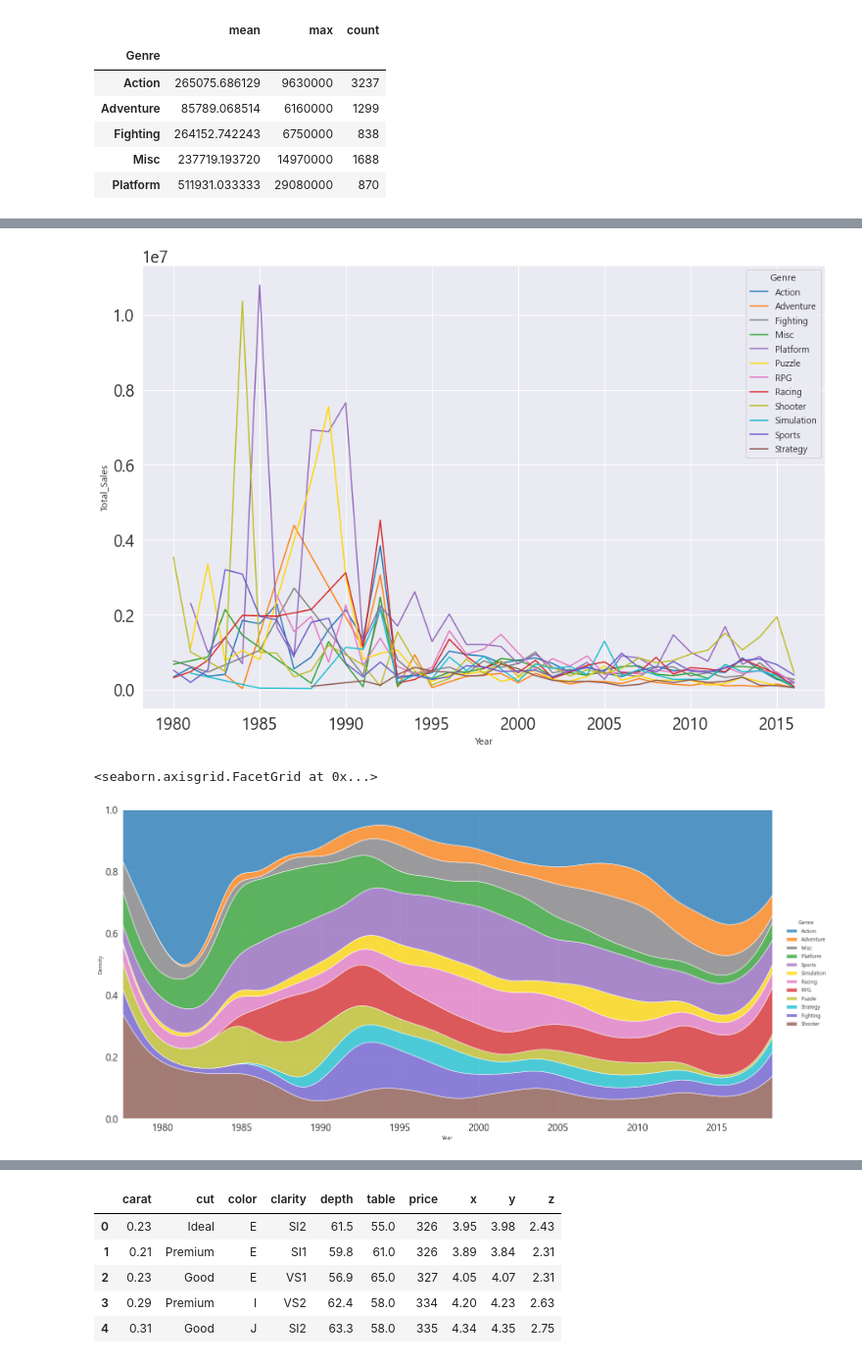
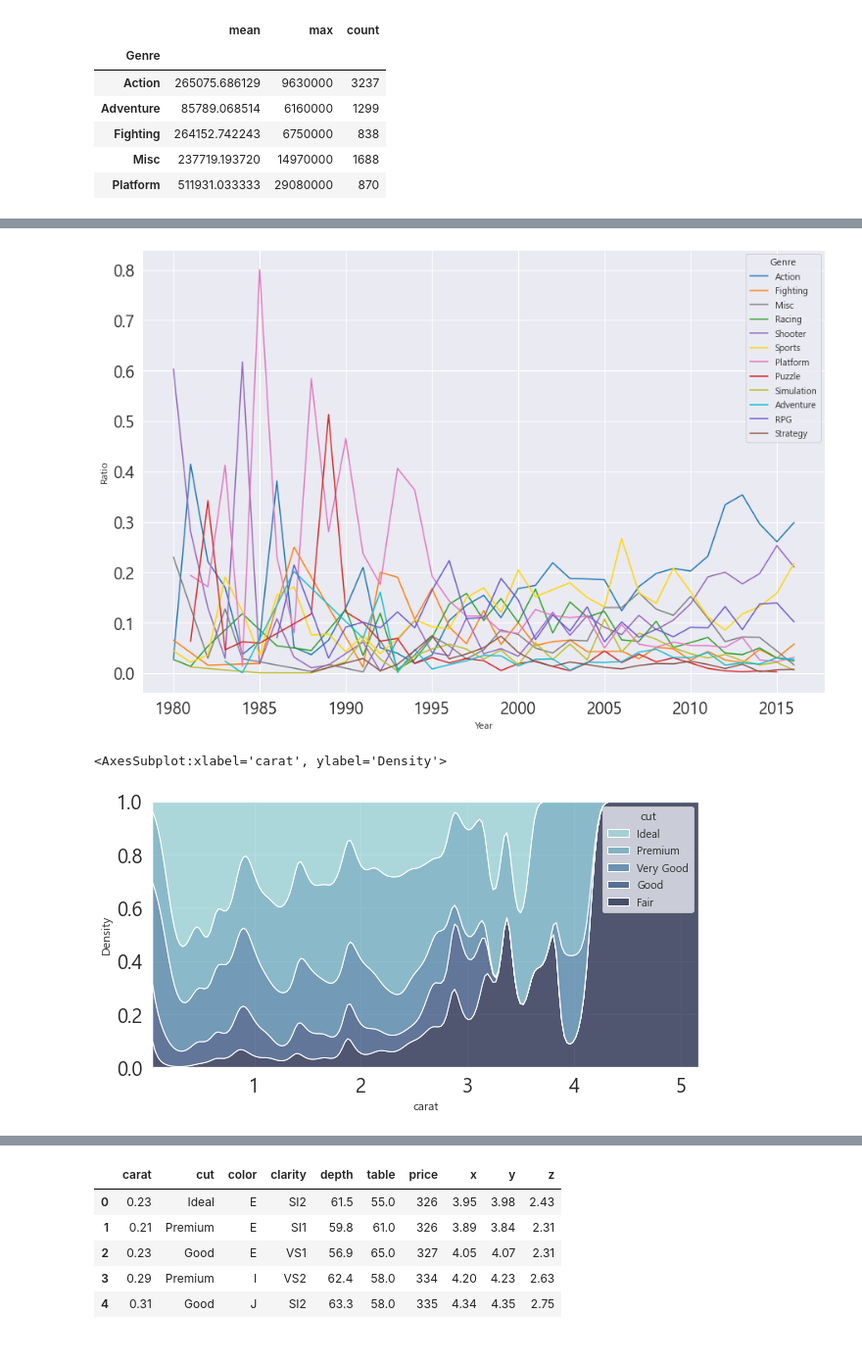
Before and after one commit to tes-b/codestates_project_1, a Jupyter notebook: Project_videogames.ipynb, the cells around one changed output, grey strips where cells are left out. Shown: that part at 98% size. Drawn from its saved outputs; the diff is of its cells as text; code cells hidden in the pictures.

Commit message:
Add ratio char

```diff
--- a/Project_videogames.ipynb
+++ b/Project_videogames.ipynb
@@ -650,0 +584,17 @@ group.head(20)
+# %%
+
+pivot = pd.DataFrame.pivot_table(gn_total,index='Genre',columns='Year',values='Total_Sales', aggfunc = 'mean');
+pivot_T = pivot;
+print(pivot.head());
+
+#=============================================================================
+# # 빈도를 비율로 변환 (문항별)
+# df_freq = df_freq.div(df_freq.sum(axis=1), axis=0)*100
+sales_ratio_T = np.round(pivot_T.div(pivot.sum(axis=1), axis=0) * 100, 2);
+sales_ratio = (np.round(pivot.div(pivot.sum(axis=0), axis=1) * 100, 2)).T;
+sales_ratio.head(20)
+
+
+# # columns 순서 정렬 (응답 1,2,3,4,5 순으로)
+# df_freq = df_freq.reindex(sorted(df_freq.columns), axis=1)
+# df_freq
@@ -650,0 +692,23 @@ group.head(20)
+# %%
+
+
+##======================================================
+# gn_total.head(10)
+
+group = gn_total.groupby(['Year', 'Genre']).sum();
+group = group.reset_index();
+sum = group.groupby('Year').sum();
+sum = sum.reset_index();
+list_num = [];
+
+for i, row in enumerate(group.values):
+    ratio = np.round(row[2] / (sum[sum.Year == row[0]].Total_Sales.iat[0]),4);
+    list_num.append(ratio);
+
+print(group.shape);
+print(len(list_num));
+if group.shape[0] == len(list_num):
+    group['Ratio'] = list_num;
+
+group = group[['Year','Genre','Ratio']];
+group[group.Year == 2000]
@@ -653,27 +733,27 @@ melt = gn_total.melt(id_vars=['Year','Genre']);
 # %%
 plt.close('all');
 plt.figure(figsize=(15,10));
 sns.lineplot(
     data=group,
     x='Year',
-    y='Total_Sales',
+    y='Ratio',
+    #y=group.values,
     hue='Genre',
     palette=colors
 );
 # %% [output]
-[figure, old version]
+[figure, new version]
 # %%
-
-sns.displot(
-    data=melt,
-    x='Year',
-    hue='Genre',
-    kind="kde",
-    multiple="fill", clip=(0, None),
-    # palette="ch:rot=-.25,hue=1,light=.75",
-    palette=colors,
-    height=10, aspect=2
-    )
+fig, ax = plt.subplots(figsize=(10, 5))
+sns.kdeplot(
+    data=diamonds,
+    x="carat",
+    hue="cut",
+    multiple="fill",
+    clip=(0, None),
+    palette="ch:rot=-.25,hue=1,light=.75",
+    ax=ax
+)
 # %% [output]
-<seaborn.axisgrid.FacetGrid at 0x...>
+<AxesSubplot:xlabel='carat', ylabel='Density'>
-[figure, old version]
+[figure, new version]
```
Also changed, not shown: parts of 28 cells of this notebook.
